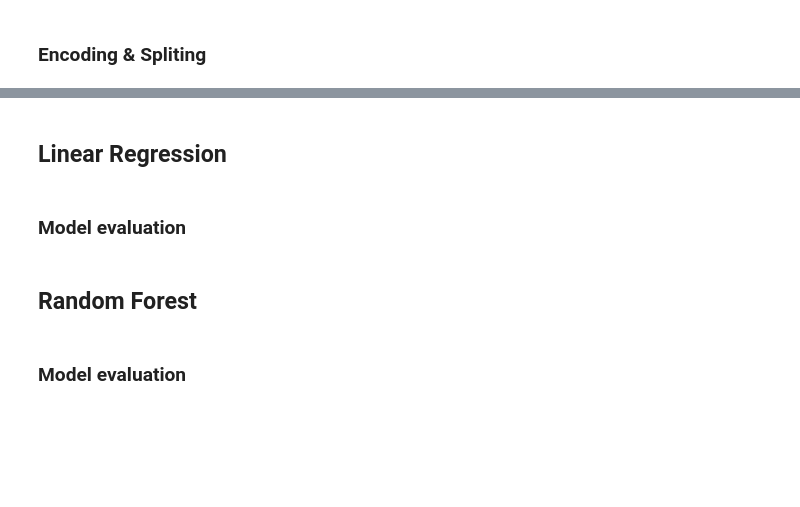
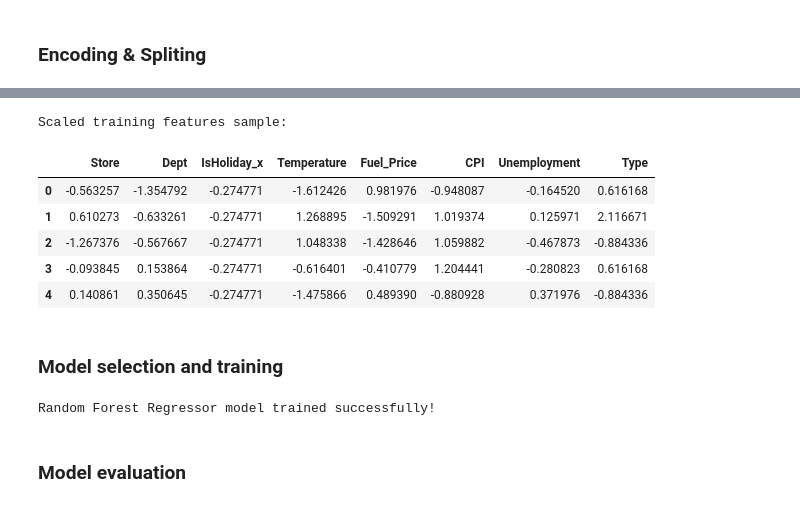
Before and after one commit to cnoret/retail-data-analysis, a Jupyter notebook: RetailDataAnalysis.ipynb, the cells around one changed output, grey strips where cells are left out. Cells and saved outputs as stored; diff of their text form; code cells hidden in the pictures; blank space fills up the shorter version.

```diff
--- a/RetailDataAnalysis.ipynb
+++ b/RetailDataAnalysis.ipynb
@@ -396,8 +458,39 @@ plt.show()
+# %%
+from sklearn.preprocessing import StandardScaler
+
+# Standart Scaler
+scaler = StandardScaler()
+X_train_scaled = scaler.fit_transform(X_train)
+X_test_scaled = scaler.transform(X_test)
+
+print("\nScaled training features sample:")
+display(pd.DataFrame(X_train_scaled, columns = X_train.columns).head())
+# %% [output]
+Scaled training features sample:
+|  | Store | Dept | IsHoliday_x | Temperature | Fuel_Price | CPI | Unemployment | Type |
+| 0 | -0.563257 | -1.354792 | -0.274771 | -1.612426 | 0.981976 | -0.948087 | -0.164520 | 0.616168 |
+| 1 | 0.610273 | -0.633261 | -0.274771 | 1.268895 | -1.509291 | 1.019374 | 0.125971 | 2.116671 |
+| 2 | -1.267376 | -0.567667 | -0.274771 | 1.048338 | -1.428646 | 1.059882 | -0.467873 | -0.884336 |
+| 3 | -0.093845 | 0.153864 | -0.274771 | -0.616401 | -0.410779 | 1.204441 | -0.280823 | 0.616168 |
+| 4 | 0.140861 | 0.350645 | -0.274771 | -1.475866 | 0.489390 | -0.880928 | 0.371976 | -0.884336 |
 # %% [markdown]
-## Linear Regression
+### Model selection and training
-# %% [markdown]
-### Model evaluation
-# %% [markdown]
-## Random Forest
+# %%
+from sklearn.linear_model import LinearRegression
+from sklearn.ensemble import RandomForestRegressor
+
+# Model selection
+model_choice = "Random Forest Regressor"  # Or "Linear Regression"
+
+if model_choice == "Linear Regression":
+    model = LinearRegression()
+elif model_choice == "Random Forest Regressor":
+    model = RandomForestRegressor(n_estimators = 100, random_state = 42)
+
+# Training
+model.fit(X_train_scaled, y_train)
+print(f"\n{model_choice} model trained successfully!")
+# %% [output]
+Random Forest Regressor model trained successfully!
 # %% [markdown]
 ### Model evaluation
```
Also changed, not shown: parts of 9 cells of this notebook, 1 other file.
